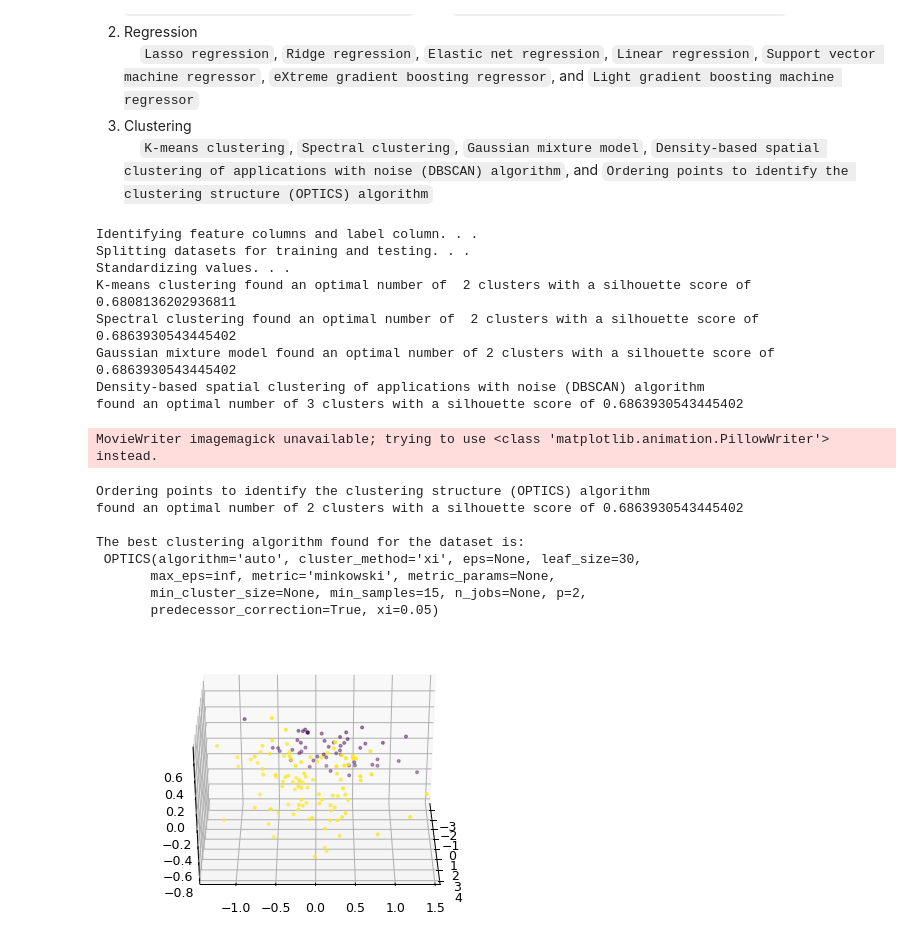
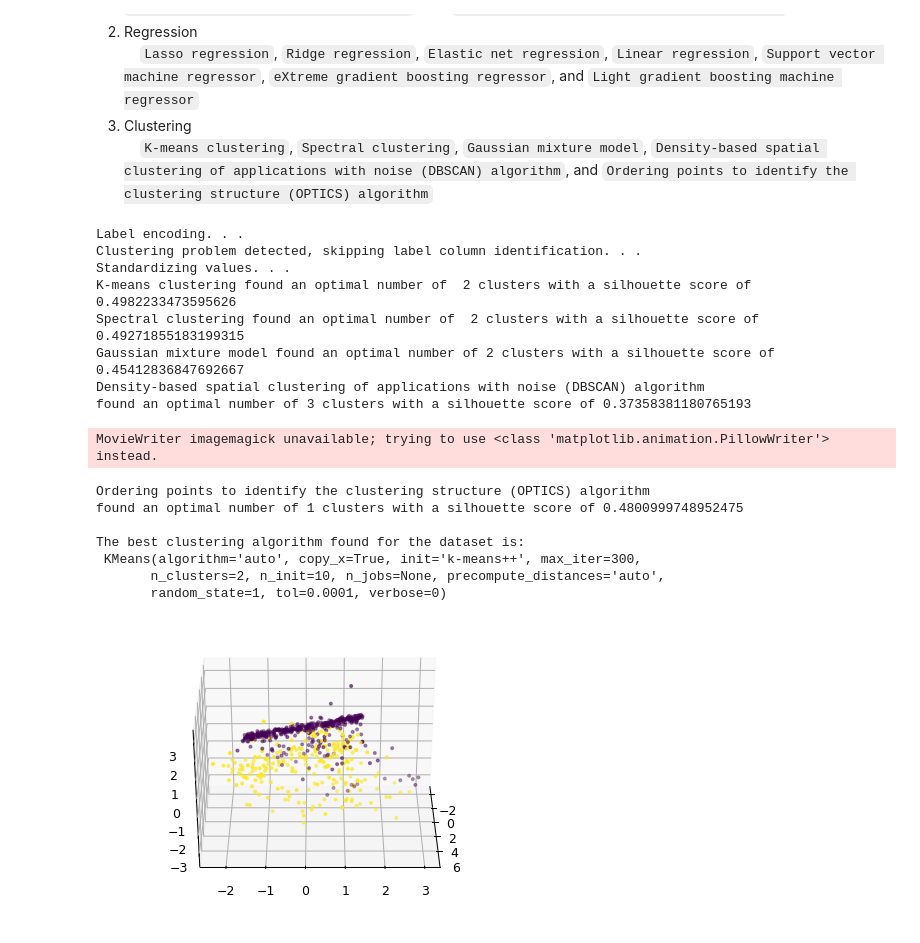
Before and after one commit to jcatapang/skxplore, a Jupyter notebook: skxplore.ipynb, the cells around one changed output. Saved outputs shown, nothing was run; the diff lists cells and outputs as text; code cells hidden in the pictures.

```diff
--- a/skxplore.ipynb
+++ b/skxplore.ipynb
@@ -61,15 +61,19 @@ import matplotlib.animation as animation
 # %%
 def find_model(dataset, train_size, problem, label="", datatype="numerical",
                dim_reduction=False, components="auto", contains_negative=True, ensembling=True, priority="accuracy"):
-    if datatype == "numerical" and problem == "classification":
+    if datatype != "nominal":
         # Label encode data to ensure everything is numeric
         print("Label encoding. . .")
         dataset = dataset.apply(LabelEncoder().fit_transform)
 
     # Splitting the dataset into the features and label
-    print("Identifying feature columns and label column. . .")
-    X = dataset[dataset.columns.difference([label])] #features
-    y = dataset[label] #label
+    if problem != "clustering":
+        print("Identifying feature columns and label column. . .")
+        X = dataset[dataset.columns.difference([label])] #features
+        y = dataset[label] #label
+    else:
+        print("Clustering problem detected, skipping label column identification. . .")
+        X = dataset
 
     if datatype == "nominal" and problem == "classification":
         if dim_reduction:
@@ -104,15 +108,20 @@ def find_model(dataset, train_size, problem, label="", datatype="numerical",
             X = nmf.fit_transform(X)
         print("Features' shape after reduction is", X.shape)
 
-    # Split X and y into training and testing datasets
-    print("Splitting datasets for training and testing. . .")
-    X_train, X_test, y_train, y_test = train_test_split(X, y, train_size = train_size)
-
-    # Scale variables to standardize values
-    print("Standardizing values. . .")
-    sc = StandardScaler()
-    X_train = sc.fit_transform(X_train)
-    X_test = sc.transform(X_test)
+    if problem != "clustering":
+        # Split X and y into training and testing datasets
+        print("Splitting datasets for training and testing. . .")
+        X_train, X_test, y_train, y_test = train_test_split(X, y, train_size = train_size)
+        # Scale variables to standardize values
+        print("Standardizing values. . .")
+        sc = StandardScaler()
+        X_train = sc.fit_transform(X_train)
+        X_test = sc.transform(X_test)
+    else:
+        # Scale variables to standardize values
+        print("Standardizing values. . .")
+        sc = StandardScaler()
+        X = sc.fit_transform(X)
 
     if priority == "accuracy":
         if problem == "classification":
@@ -120,7 +129,7 @@ def find_model(dataset, train_size, problem, label="", datatype="numerical",
         elif problem == "regression":
             find_regression_model(X_train, X_test, y_train, y_test, ensembling=ensembling)
         elif problem == "clustering":
-            find_clustering_model(X, y)
+            find_clustering_model(X)
 
     if priority == "time":
         if problem == "classification":
@@ -128,7 +137,7 @@ def find_model(dataset, train_size, problem, label="", datatype="numerical",
         elif problem == "regression":
             find_regression_model(X_train, X_test, y_train, y_test, ensembling=ensembling)
         elif problem == "clustering":
-            find_clustering_model(X, y)
+            find_clustering_model(X)
 # %%
 def find_classification_model(X_train, X_test, y_train, y_test, priority="accuracy", ensembling=True, datatype="numerical"):
     models = []
@@ -601,28 +610,27 @@ def find_clustering_model(X, y):
     rot_animation.save(filename, writer='imagemagick', dpi=90)
 # %%
 # Importing the clustering dataset
-dataset = pd.read_csv('iris.csv')
+dataset = pd.read_csv('datasets/breast-cancer-wisconsin.data')
 
 # Main parameters are the dataset, training size, and problem
-find_model(dataset, 1, "clustering", label="species")
+find_model(dataset, 1, "clustering")
 # %% [output]
-Identifying feature columns and label column. . .
-Splitting datasets for training and testing. . .
+Label encoding. . .
+Clustering problem detected, skipping label column identification. . .
 Standardizing values. . .
-K-means clustering found an optimal number of  2 clusters with a silhouette score of 0.6808136202936811
-Spectral clustering found an optimal number of  2 clusters with a silhouette score of 0.6863930543445402
-Gaussian mixture model found an optimal number of 2 clusters with a silhouette score of 0.6863930543445402
+K-means clustering found an optimal number of  2 clusters with a silhouette score of 0.4982233473595626
+Spectral clustering found an optimal number of  2 clusters with a silhouette score of 0.49271855183199315
+Gaussian mixture model found an optimal number of 2 clusters with a silhouette score of 0.45412836847692667
 Density-based spatial clustering of applications with noise (DBSCAN) algorithm
-found an optimal number of 3 clusters with a silhouette score of 0.6863930543445402
+found an optimal number of 3 clusters with a silhouette score of 0.37358381180765193
 MovieWriter imagemagick unavailable; trying to use <class 'matplotlib.animation.PillowWriter'> instead.
 Ordering points to identify the clustering structure (OPTICS) algorithm
-found an optimal number of 2 clusters with a silhouette score of 0.6863930543445402
+found an optimal number of 1 clusters with a silhouette score of 0.4800999748952475
 
 The best clustering algorithm found for the dataset is:
- OPTICS(algorithm='auto', cluster_method='xi', eps=None, leaf_size=30,
-       max_eps=inf, metric='minkowski', metric_params=None,
-       min_cluster_size=None, min_samples=15, n_jobs=None, p=2,
-       predecessor_correction=True, xi=0.05)
+ KMeans(algorithm='auto', copy_x=True, init='k-means++', max_iter=300,
+       n_clusters=2, n_init=10, n_jobs=None, precompute_distances='auto',
+       random_state=1, tol=0.0001, verbose=0)
-[figure, old version]
+[figure, new version]
 # %%
 # Importing the classification dataset
```
Also changed, not shown: parts of 3 cells of this notebook, 2 other files.
